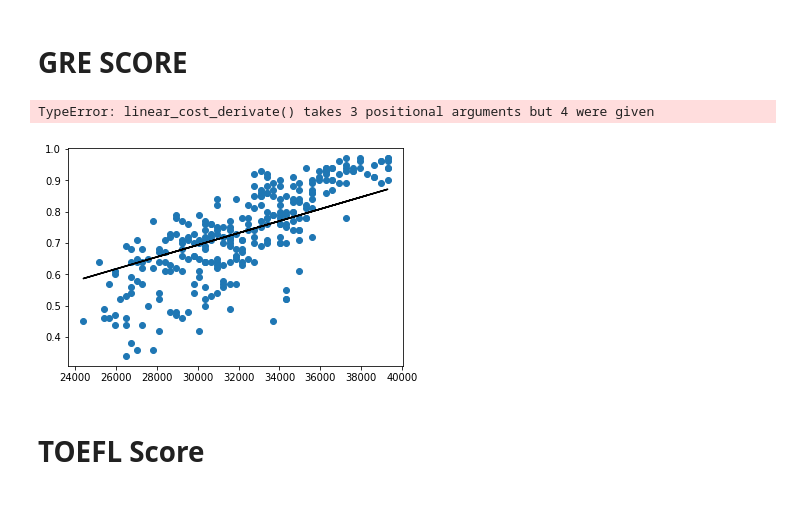
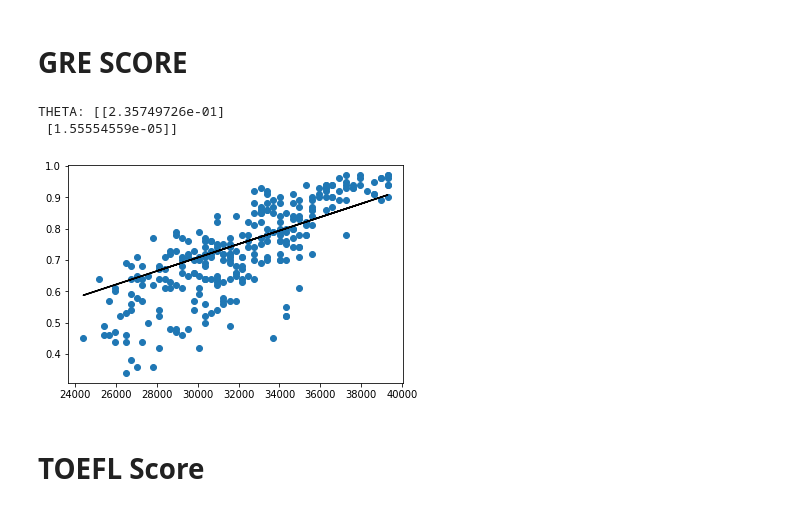
Before and after one commit to sam17332/labAI, a Jupyter notebook: HDT1.ipynb, the cells around one changed output. Cells and saved outputs as stored; diff of their text form; code cells hidden in the pictures.

```diff
--- a/HDT1.ipynb
+++ b/HDT1.ipynb
@@ -142,24 +141,24 @@ theta, costs, gradient_norms = gradient_descent(
     theta_0,
     linear_cost,
     linear_cost_derivate,
-    alpha=0.000000001,
-    treshold=0.000000001,
-    max_iter=10000
+    alpha=0.00000000001,
+    treshold=0.0001,
+    max_iter=10000,
+    lamb=0.1
 )
 
 print ('THETA:', theta)
 # %% [output]
-TypeError: linear_cost_derivate() takes 3 positional arguments but 4 were given
+THETA: [[2.35749726e-01]
+ [1.55554559e-05]]
 # %%
 plt.scatter(X[:, 1], y)
 
-plt.plot(X[:, 1], np.matmul(X, theta), color='black')
-
-# plt.plot(np.arange(len(costs)), costs)
+plt.plot(X[:, 1], np.matmul(X, [[6.45765007e-02], [2.14382533e-05]]), color='black')
 
 plt.show()
 # %% [output]
-[figure, old version]
+[figure, new version]
 # %% [markdown]
 # TOEFL Score
 # %%
```
Also changed, not shown: parts of 30 cells of this notebook.
